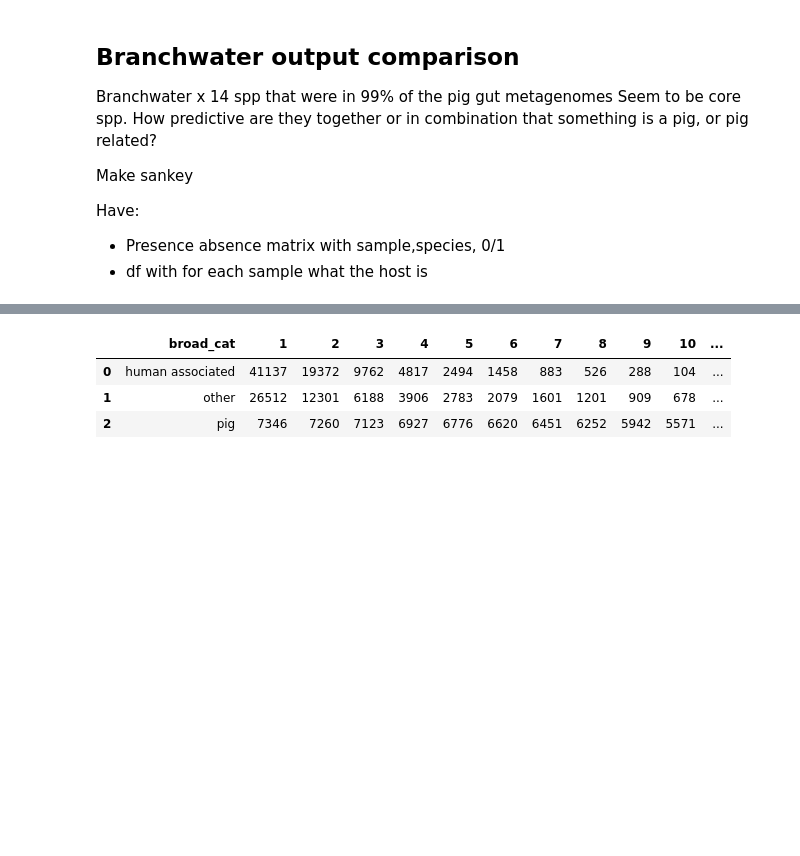
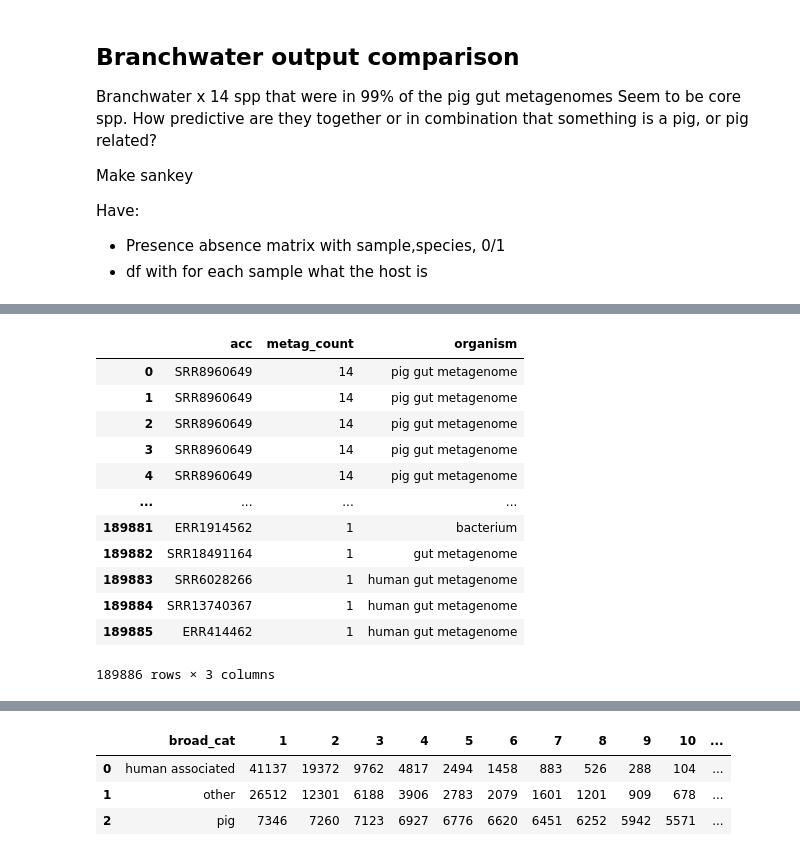
Before and after one commit to AnneliektH/2025-pig-binning-plots, a Jupyter notebook: notebooks/251001_branchwater.ipynb, the cells around one changed output, grey strips where cells are left out. Saved outputs shown, nothing was run; the diff lists cells and outputs as text; code cells hidden in the pictures; blank space fills up the shorter version.

```diff
--- a/notebooks/251001_branchwater.ipynb
+++ b/notebooks/251001_branchwater.ipynb
@@ -15 +28,23 @@ import plotly.express as px # Import plotly express
+# %%
+# count num times a metaG has a spp
+value_counts = df['acc'].value_counts().reset_index()
+value_counts.columns = ['acc', 'metag_count']
+
+# Step 2: Merge back with the original df to keep 'organism' info
+df = pd.merge(value_counts, df[['acc', 'organism']], on='acc', how='left')
+df
+# %% [output]
+|  | acc | metag_count | organism |
+| 0 | SRR8960649 | 14 | pig gut metagenome |
+| 1 | SRR8960649 | 14 | pig gut metagenome |
+| 2 | SRR8960649 | 14 | pig gut metagenome |
+| 3 | SRR8960649 | 14 | pig gut metagenome |
+| 4 | SRR8960649 | 14 | pig gut metagenome |
+| ... | ... | ... | ... |
+| 189881 | ERR1914562 | 1 | bacterium |
+| 189882 | SRR18491164 | 1 | gut metagenome |
+| 189883 | SRR6028266 | 1 | human gut metagenome |
+| 189884 | SRR13740367 | 1 | human gut metagenome |
+| 189885 | ERR414462 | 1 | human gut metagenome |
+189886 rows × 3 columns
 # %%
```
Also changed, not shown: parts of 9 cells of this notebook, 1 other file.
